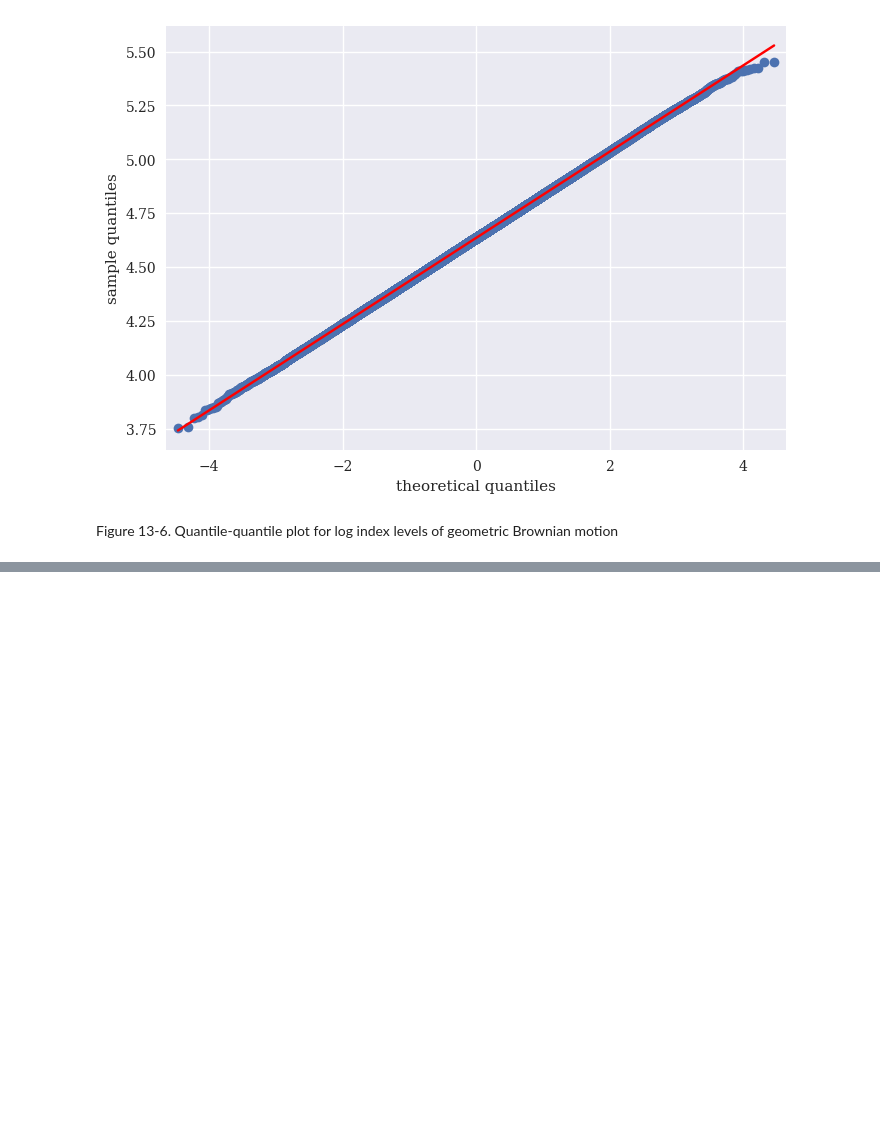
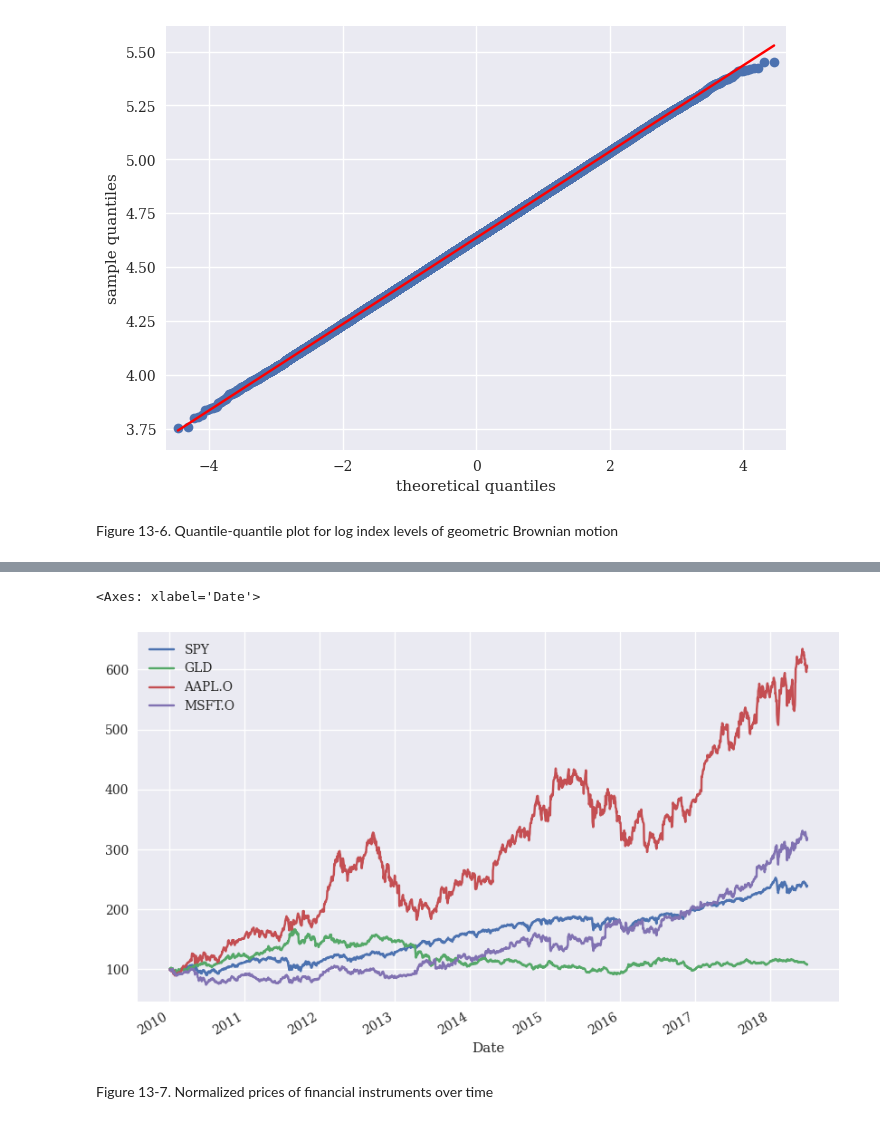
Before and after one commit to Youngsoo1024/Python_Finance, a Jupyter notebook: Chap13/ch13_test.ipynb, the cells around one changed output, grey strips where cells are left out. Cells and saved outputs as stored; diff of their text form; code cells hidden in the pictures; blank space fills up the shorter version.

```diff
--- a/Chap13/ch13_test.ipynb
+++ b/Chap13/ch13_test.ipynb
@@ -269,0 +263,6 @@ Figure 13-6. Quantile-quantile plot for log index levels of geometric Brownian m
+# %%
+raw = pd.read_csv('tr_eikon_eod_data.csv', index_col=0, parse_dates=True).dropna()
+# %%
+symbols = ['SPY', 'GLD','AAPL.O','MSFT.O']
+# %%
+data=raw[symbols]
@@ -269,0 +293,7 @@ Figure 13-6. Quantile-quantile plot for log index levels of geometric Brownian m
+# %%
+(data/data.iloc[0]*100).plot(figsize=(10,6))
+# %% [output]
+<Axes: xlabel='Date'>
+[figure, added]
+# %% [markdown]
+Figure 13-7. Normalized prices of financial instruments over time
```
Also changed, not shown: parts of 33 cells of this notebook, 1 other file.
